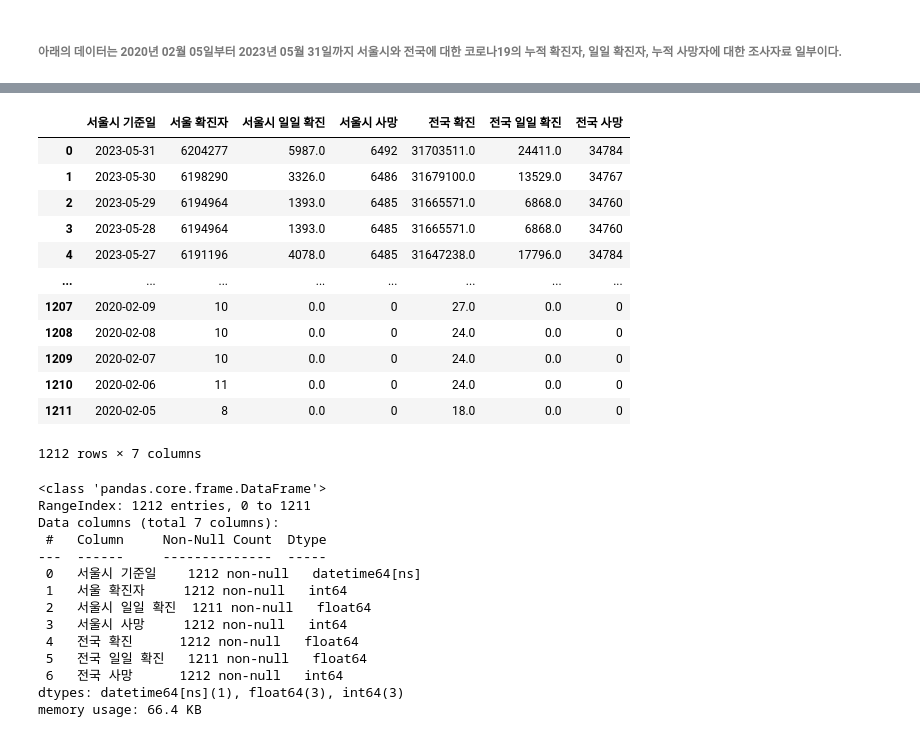
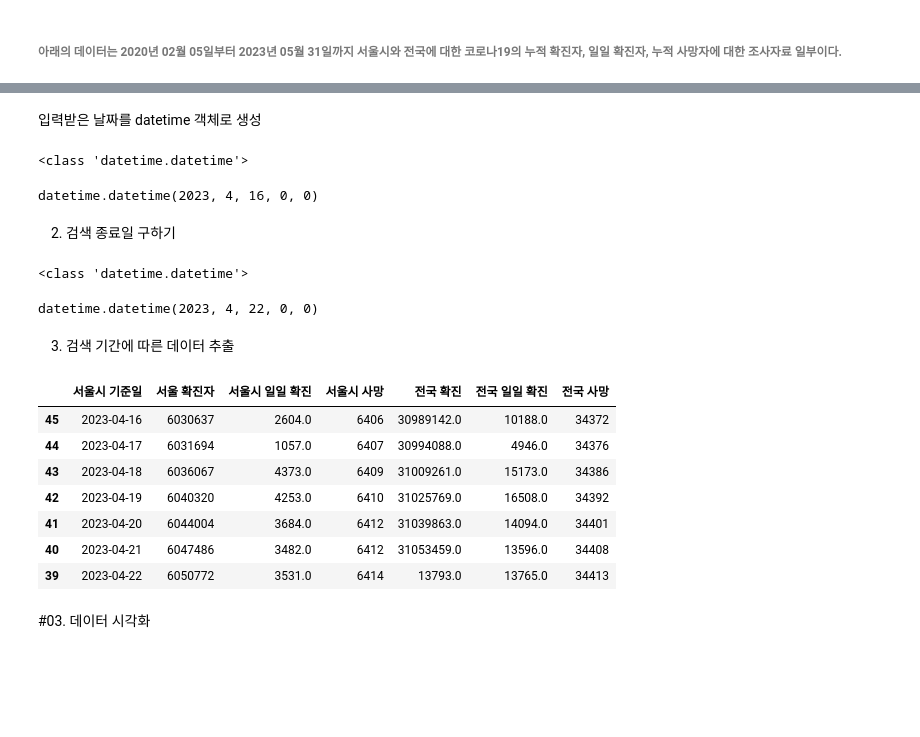
Before and after one commit to jihun5/it_jupyter, a Jupyter notebook: 03.탐색적_데이터분석/03-1 데이터 시각화/연습문제(2).ipynb, the cells around one changed output, grey strips where cells are left out. Saved outputs shown, nothing was run; the diff lists cells and outputs as text; code cells hidden in the pictures; blank space fills up the shorter version.

```diff
--- a/03.탐색적_데이터분석/03-1 데이터 시각화/연습문제(2).ipynb
+++ b/03.탐색적_데이터분석/03-1 데이터 시각화/연습문제(2).ipynb
@@ -11,2 +49,43 @@ import numpy as np
+# %% [markdown]
+입력받은 날짜를 datetime 객체로 생성
+# %%
+start_date = dt.datetime.strptime(input_date, '%Y%m%d')
+print(type(start_date))
+start_date
+# 날짜와 시간(datetime)을 문자열로 출력하려면 strftime
+# 날짜와 시간 형식의 문자열을 datetime으로 변환하려면 strptime을 사용하면 된다.
+# %% [output]
+<class 'datetime.datetime'>
+datetime.datetime(2023, 4, 16, 0, 0)
+# %% [markdown]
+2. 검색 종료일 구하기
+# %%
+delta = dt.timedelta(days=6)
+#  timedelta class에선 days를 이용하여 day 정보를 뽑아낼 수 있습니다
+end_date = start_date + delta
+print(type(end_date))
+end_date
+# %% [output]
+<class 'datetime.datetime'>
+datetime.datetime(2023, 4, 22, 0, 0)
+# %% [markdown]
+3. 검색 기간에 따른 데이터 추출
+# %%
+query_df = df.query('`서울시 기준일` >= @ start_date and `서울시 기준일` <= @end_date')
+# ` (억음 부호 : backtick)만 가능한 게 있는데
+# " ' (따옴표)에서는 불가한 String의 사이에 개행이 된 경우 처리가 가능하다.
+target_df = query_df.sort_values('서울시 기준일')
+target_df
+# %% [output]
+|  | 서울시 기준일 | 서울 확진자 | 서울시 일일 확진 | 서울시 사망 | 전국 확진 | 전국 일일 확진 | 전국 사망 |
+| 45 | 2023-04-16 | 6030637 | 2604.0 | 6406 | 30989142.0 | 10188.0 | 34372 |
+| 44 | 2023-04-17 | 6031694 | 1057.0 | 6407 | 30994088.0 | 4946.0 | 34376 |
+| 43 | 2023-04-18 | 6036067 | 4373.0 | 6409 | 31009261.0 | 15173.0 | 34386 |
+| 42 | 2023-04-19 | 6040320 | 4253.0 | 6410 | 31025769.0 | 16508.0 | 34392 |
+| 41 | 2023-04-20 | 6044004 | 3684.0 | 6412 | 31039863.0 | 14094.0 | 34401 |
+| 40 | 2023-04-21 | 6047486 | 3482.0 | 6412 | 31053459.0 | 13596.0 | 34408 |
+| 39 | 2023-04-22 | 6050772 | 3531.0 | 6414 | 13793.0 | 13765.0 | 34413 |
+# %% [markdown]
+#03. 데이터 시각화
 # %%
 plt.rcParams['font.family'] = 'Malgun Gothic'
@@ -14,42 +93,3 @@ plt.rcParams['font.family'] = 'Malgun Gothic'
 plt.rcParams["font.size"] = 10
 plt.rcParams["figure.figsize"] = (12, 8)
 plt.rcParams['axes.unicode_minus'] = False
-# %%
-df = read_excel("https://data.hossam.kr/D01/covid19.xlsx")
-df
-# %% [output]
-|  | 서울시 기준일 | 서울 확진자 | 서울시 일일 확진 | 서울시 사망 | 전국 확진 | 전국 일일 확진 | 전국 사망 |
-| 0 | 2023-05-31 | 6204277 | 5987.0 | 6492 | 31703511.0 | 24411.0 | 34784 |
-| 1 | 2023-05-30 | 6198290 | 3326.0 | 6486 | 31679100.0 | 13529.0 | 34767 |
-| 2 | 2023-05-29 | 6194964 | 1393.0 | 6485 | 31665571.0 | 6868.0 | 34760 |
-| 3 | 2023-05-28 | 6194964 | 1393.0 | 6485 | 31665571.0 | 6868.0 | 34760 |
-| 4 | 2023-05-27 | 6191196 | 4078.0 | 6485 | 31647238.0 | 17796.0 | 34784 |
-| ... | ... | ... | ... | ... | ... | ... | ... |
-| 1207 | 2020-02-09 | 10 | 0.0 | 0 | 27.0 | 0.0 | 0 |
-| 1208 | 2020-02-08 | 10 | 0.0 | 0 | 24.0 | 0.0 | 0 |
-| 1209 | 2020-02-07 | 10 | 0.0 | 0 | 24.0 | 0.0 | 0 |
-| 1210 | 2020-02-06 | 11 | 0.0 | 0 | 24.0 | 0.0 | 0 |
-| 1211 | 2020-02-05 | 8 | 0.0 | 0 | 18.0 | 0.0 | 0 |
-1212 rows × 7 columns
-# %%
-# day = int(input("날짜를 입력하세요(ex)20230704) :"))
-x = list(df['서울 확진자'])
-# print(x)
-y1 = list(df['서울시 일일 확진'])
-y2 = list(df['전국 확진'])
-df.info()
-# %% [output]
-<class 'pandas.core.frame.DataFrame'>
-RangeIndex: 1212 entries, 0 to 1211
-Data columns (total 7 columns):
- #   Column     Non-Null Count  Dtype
----  ------     --------------  -----
- 0   서울시 기준일    1212 non-null   datetime64[ns]
- 1   서울 확진자     1212 non-null   int64
- 2   서울시 일일 확진  1211 non-null   float64
- 3   서울시 사망     1212 non-null   int64
- 4   전국 확진      1212 non-null   float64
- 5   전국 일일 확진   1211 non-null   float64
- 6   전국 사망      1212 non-null   int64
-dtypes: datetime64[ns](1), float64(3), int64(3)
-memory usage: 66.4 KB
```
Also changed, not shown: parts of 14 cells of this notebook, 11 other files.
